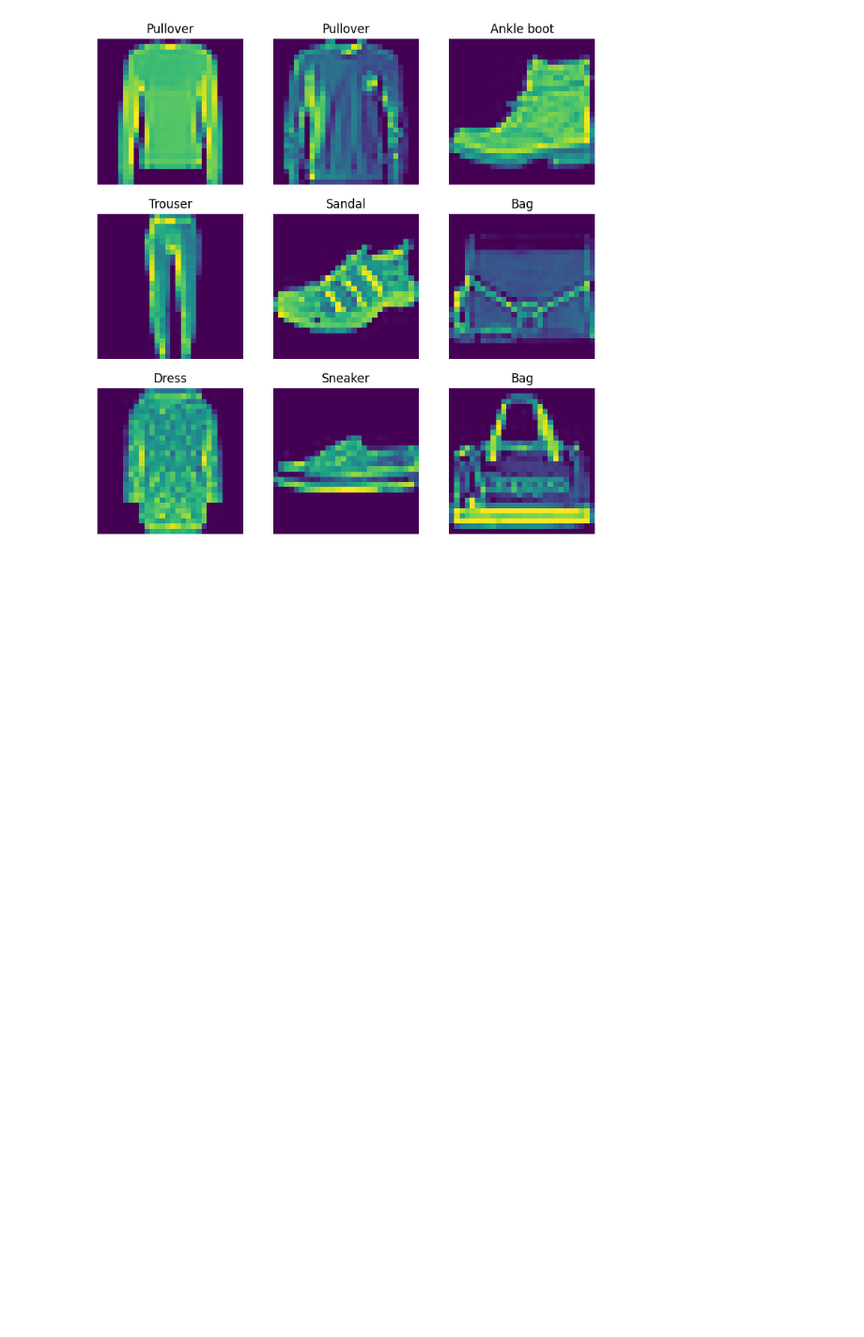
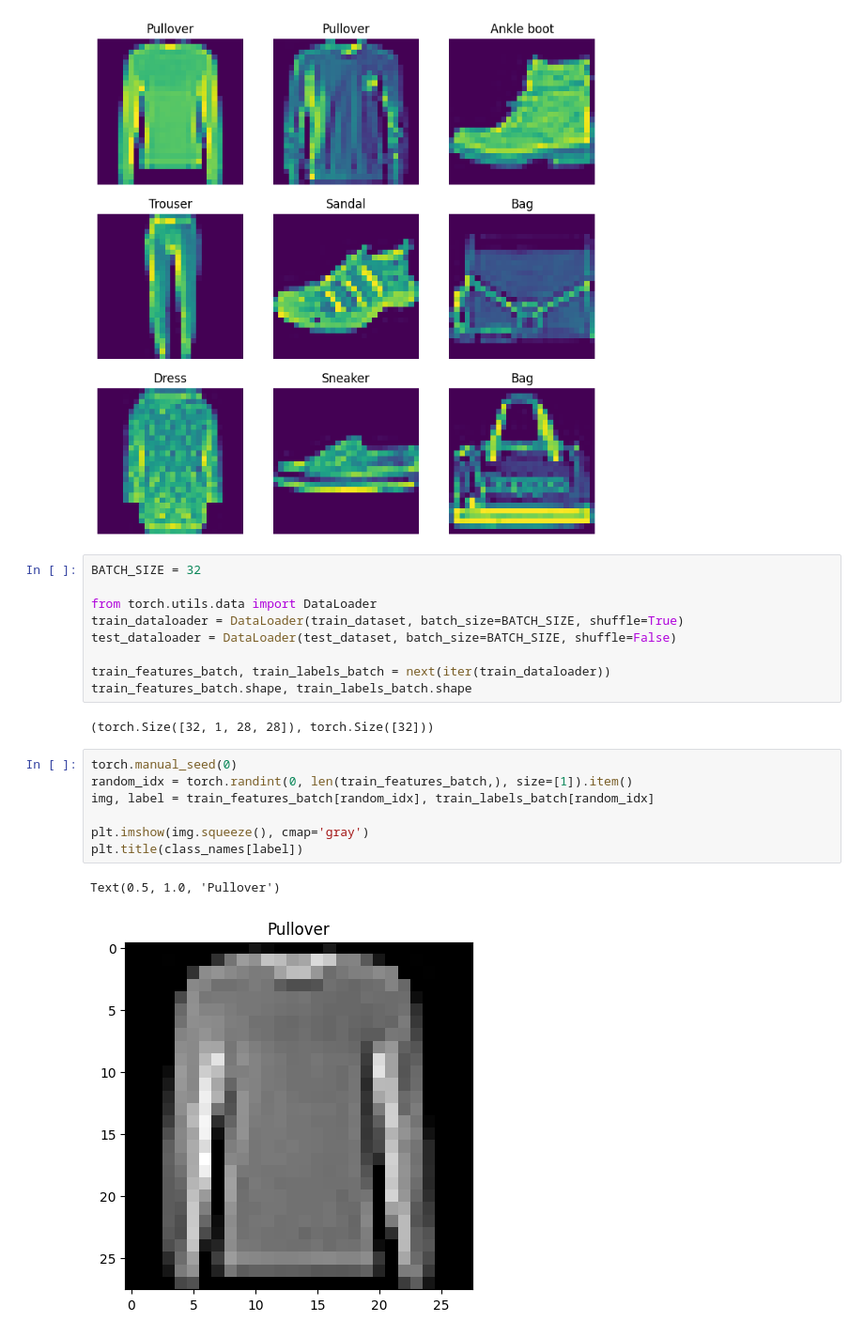
Before and after one commit to jmkho/FashionMNIST, a Jupyter notebook: script/sandbox.ipynb, the cells around one changed output. Shown: that part at 94% size. Cells and saved outputs as stored; diff of their text form; blank space fills up the shorter version.

```diff
--- a/script/sandbox.ipynb
+++ b/script/sandbox.ipynb
@@ -93,3 +93,24 @@ for i in range(1, rows*cols+1):
     plt.axis(False)
 # %% [output]
 [figure]
+# %%
+BATCH_SIZE = 32
+
+from torch.utils.data import DataLoader
+train_dataloader = DataLoader(train_dataset, batch_size=BATCH_SIZE, shuffle=True)
+test_dataloader = DataLoader(test_dataset, batch_size=BATCH_SIZE, shuffle=False)
+
+train_features_batch, train_labels_batch = next(iter(train_dataloader))
+train_features_batch.shape, train_labels_batch.shape
+# %% [output]
+(torch.Size([32, 1, 28, 28]), torch.Size([32]))
+# %%
+torch.manual_seed(0)
+random_idx = torch.randint(0, len(train_features_batch,), size=[1]).item()
+img, label = train_features_batch[random_idx], train_labels_batch[random_idx]
+
+plt.imshow(img.squeeze(), cmap='gray')
+plt.title(class_names[label])
+# %% [output]
+Text(0.5, 1.0, 'Pullover')
+[figure, added]
```
Also changed, not shown: parts of 3 cells of this notebook, 3 other files.
